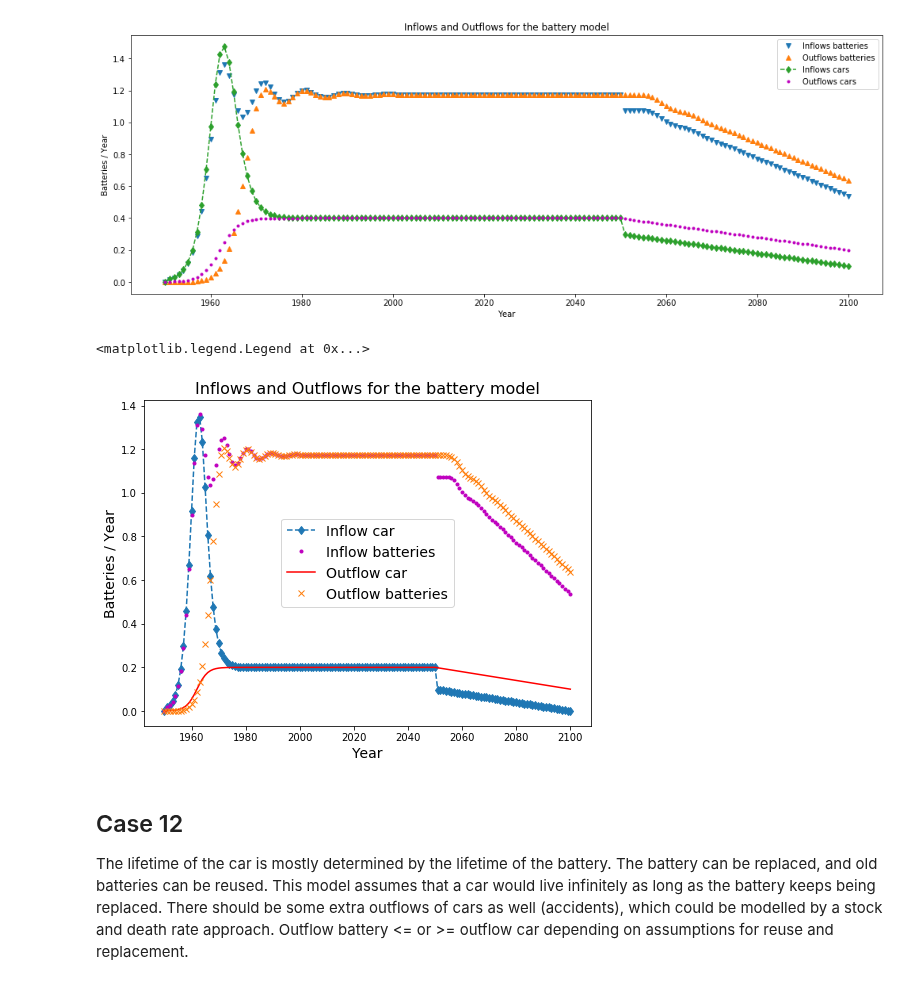
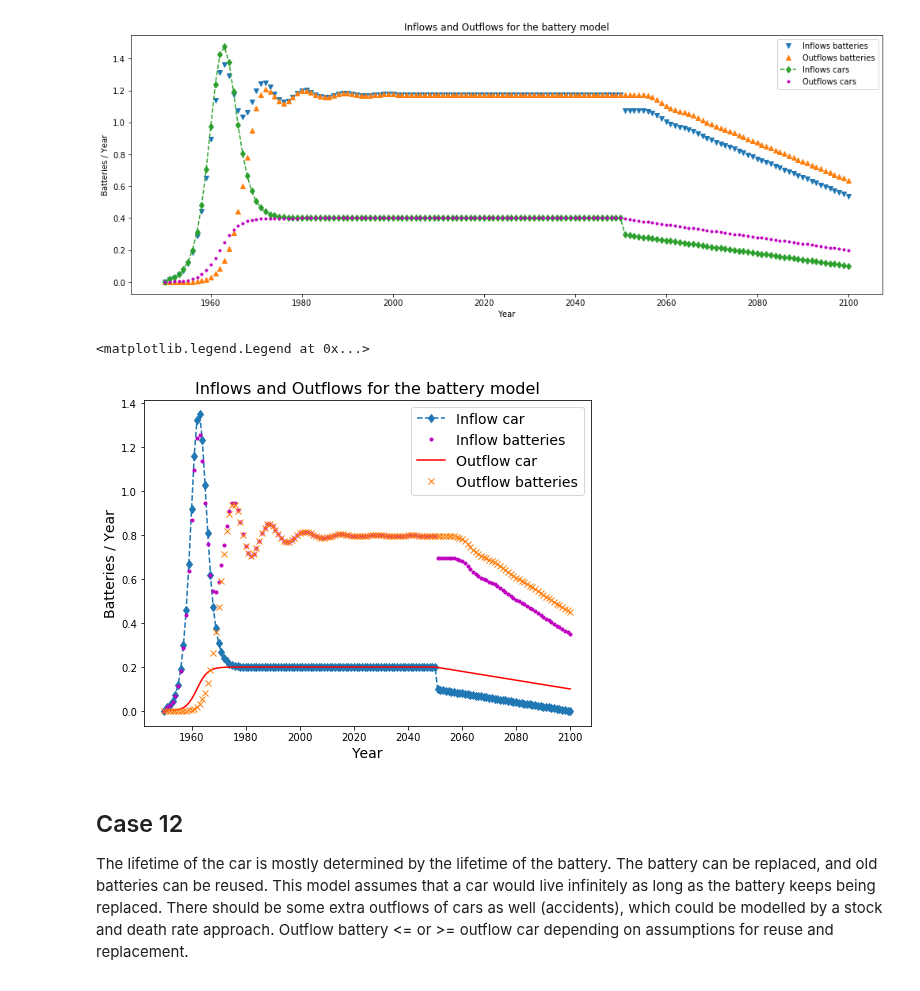
Before and after one commit to fernaag/product_component_model, a Jupyter notebook: generic_cohort_model.ipynb, the cells around one changed output. Drawn from its saved outputs; the diff is of its cells as text; code cells hidden in the pictures.

```diff
--- a/generic_cohort_model.ipynb
+++ b/generic_cohort_model.ipynb
@@ -1119,23 +1119,23 @@ plt.legend(loc='best')
 <matplotlib.legend.Legend at 0x...>
 [figure]
 # %%
-Model = pcm.ProductComponentModel(t=time, s_pr=stock_cars, lt_cm={'Type': 'Normal', 'Mean':np.array([8]), 'StdDev': np.array([2])}, d=0.02)
+Model = pcm.ProductComponentModel(t=time, s_pr=stock_cars, lt_cm={'Type': 'Normal', 'Mean':np.array([12]), 'StdDev': np.array([3])}, d=0.02)
 Model.case_11()
 # Inflows and Outflows for the battery model
 plt.figure(figsize=(8, 6))
 plt.plot(time, Model.i_pr, 'd--', label='Inflow car')
 plt.plot(time, Model.i_cm, 'm.', label='Inflow batteries')
 plt.plot(time, Model.o_pr,'r', label='Outflow car')
 plt.plot(time, Model.oc_cm.sum(axis=1),'x', label='Outflow batteries')
 #plt.plot(time, Model4.oc_pr.sum(axis=1)+ Model4.oc_cm.sum(axis=1),'x', label='Outflow batteries')
 
 plt.title('Inflows and Outflows for the battery model', fontsize=16)
 plt.xlabel('Year', fontsize=14)
 plt.ylabel('Batteries / Year', fontsize=14)
 plt.legend(loc='best', fontsize=14)
 # %% [output]
 <matplotlib.legend.Legend at 0x...>
-[figure, old version]
+[figure, new version]
 # %% [markdown]
 ## Case 12
 The lifetime of the car is mostly determined by the lifetime of the battery. The battery can be replaced, and old batteries can be reused. This model assumes that a car would live infinitely as long as the battery keeps being replaced. There should be some extra outflows of cars as well (accidents), which could be modelled by a stock and death rate approach. Outflow battery <= or >= outflow car depending on assumptions for reuse and replacement.
```
Also changed, not shown: 1 other file.
